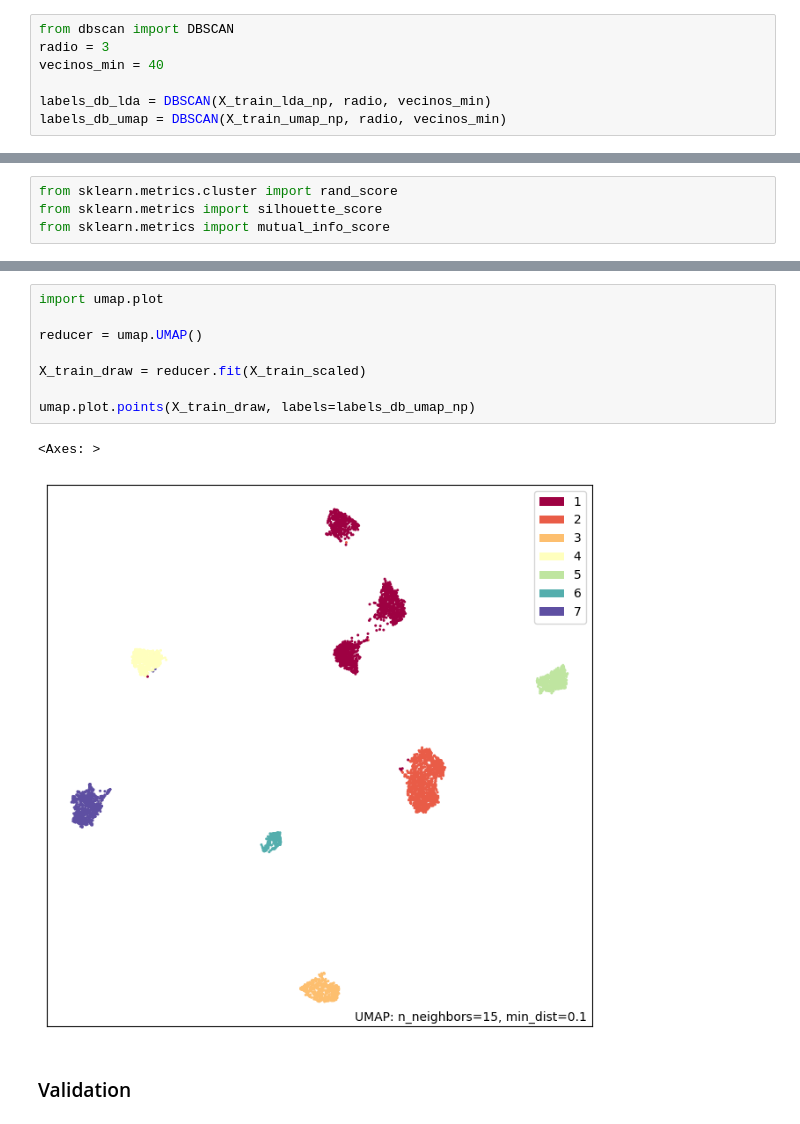
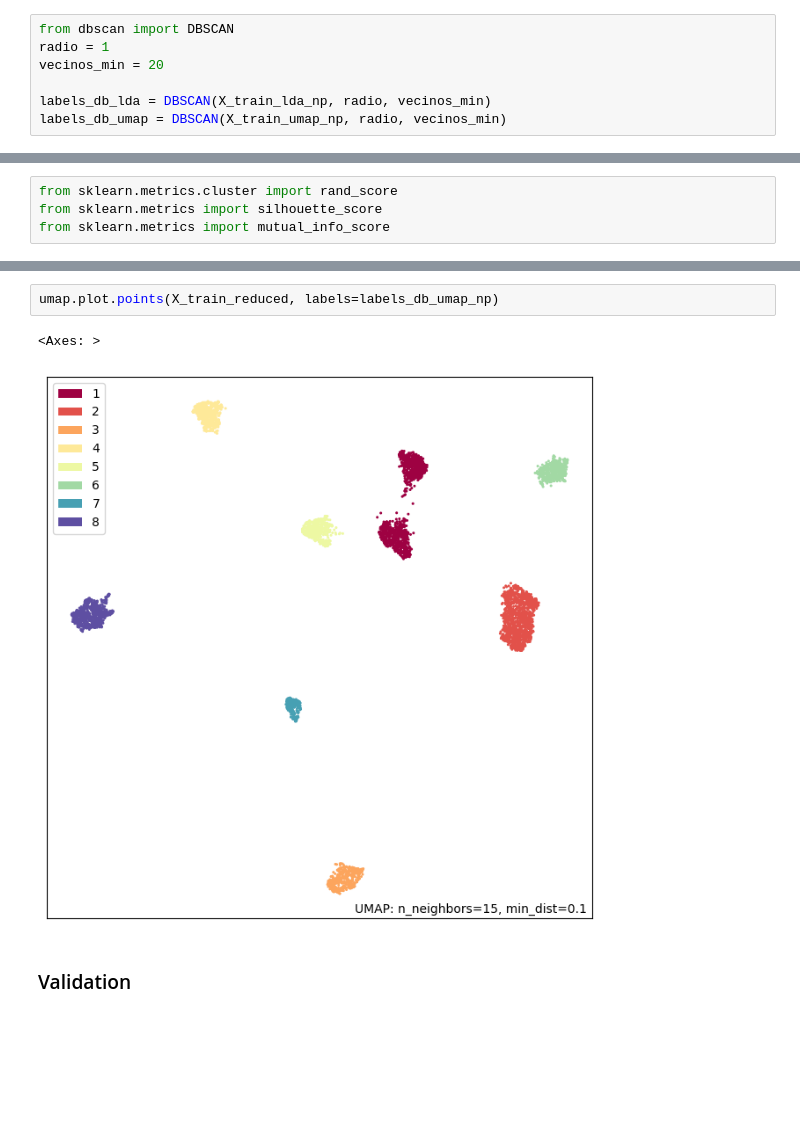
Before and after one commit to pieroGJ121/ML_proyecto_3, a Jupyter notebook: main.ipynb, the cells around one changed output, grey strips where cells are left out. Saved outputs shown, nothing was run; the diff lists cells and outputs as text; blank space fills up the shorter version.

```diff
--- a/main.ipynb
+++ b/main.ipynb
@@ -180,8 +188,8 @@ centroides_km_umap, clusters_km_umap = kmeans(X_train_umap_np, n_clusters, umbra
 #### DBSCAN
 # %%
 from dbscan import DBSCAN
-radio = 3
-vecinos_min = 40
+radio = 1
+vecinos_min = 20
 
 labels_db_lda = DBSCAN(X_train_lda_np, radio, vecinos_min)
 labels_db_umap = DBSCAN(X_train_umap_np, radio, vecinos_min)
@@ -251,14 +253,8 @@ El mutual information de DBSCAN con umap es:  1.7315098539239142
-# %%
-import umap.plot
-
-reducer = umap.UMAP()
-
-X_train_draw = reducer.fit(X_train_scaled)
-
-umap.plot.points(X_train_draw, labels=labels_db_umap_np)
-# %% [output]
-<Axes: >
-[figure, removed]
+# %%
+umap.plot.points(X_train_reduced, labels=labels_db_umap_np)
+# %% [output]
+<Axes: >
+[figure, added]
 # %% [markdown]
 ### Validation
 # %%
```
Also changed, not shown: parts of 24 cells of this notebook.
